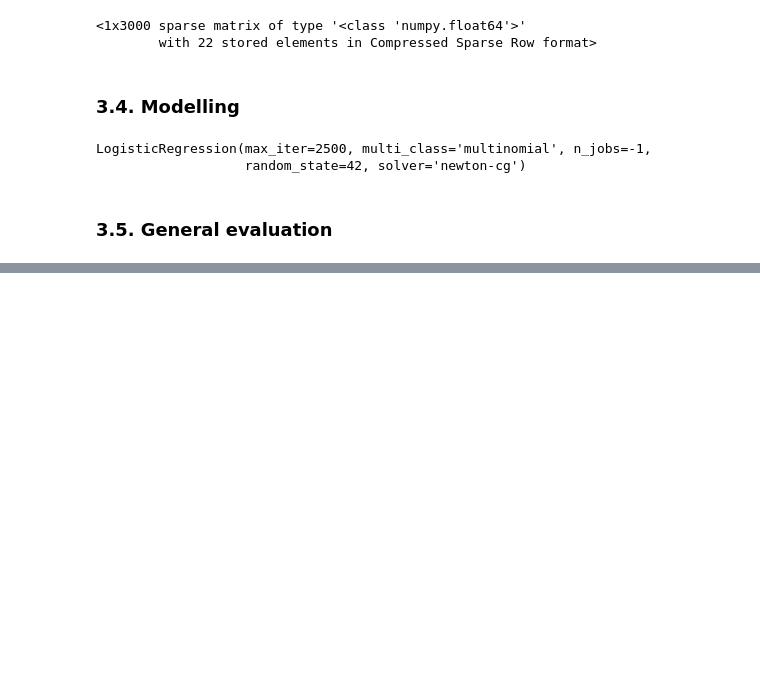
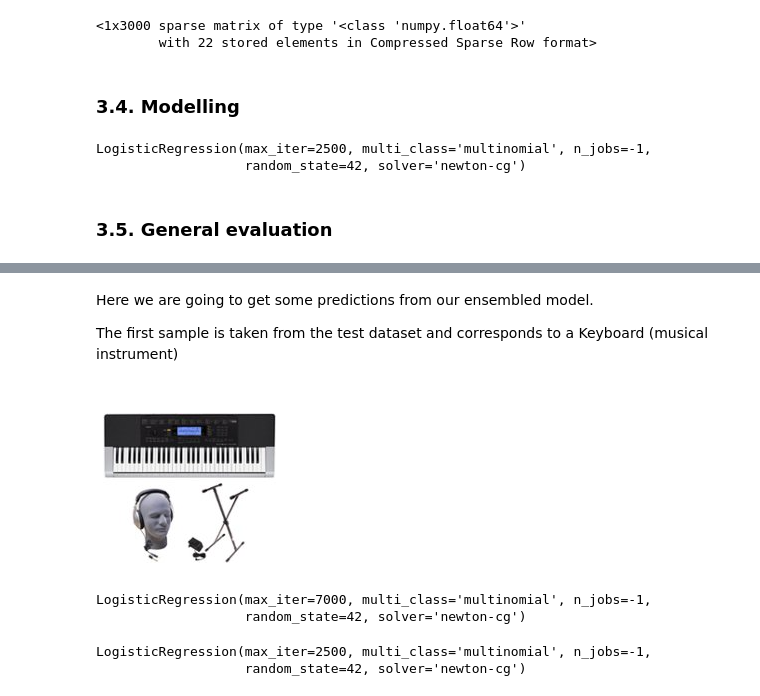
Before and after one commit to nachomartinezl/ecommerce-predictor, a Jupyter notebook: model_training/ensembled_model/ensembled_model_I.ipynb, the cells around one changed output, grey strips where cells are left out. Drawn from its saved outputs; the diff is of its cells as text; code cells hidden in the pictures; blank space fills up the shorter version.

Commit message:
ensembled_model_I almost finished

```diff
--- a/model_training/combined_model/ensembled_model_I.ipynb
+++ b/model_training/ensembled_model/ensembled_model_I.ipynb
@@ -436,0 +652,4 @@ true_label_sample = 'Keyboards'
+# %% [markdown]
+Here we are going to get some predictions from our ensembled model.
+
+The first sample is taken from the test dataset and corresponds to a Keyboard (musical instrument)
@@ -436,0 +671,5 @@ true_label_sample = 'Keyboards'
+# %%
+from IPython import display
+display.Image("/home/app/src/model_evaluation/test_images/image.png")
+# %% [output]
+[figure, added]
@@ -436,0 +680,12 @@ true_label_sample = 'Keyboards'
+# %%
+# First NLP model
+logreg_BL0
+# %% [output]
+LogisticRegression(max_iter=7000, multi_class='multinomial', n_jobs=-1,
+                   random_state=42, solver='newton-cg')
+# %%
+# Second NLP model
+logreg_BL1
+# %% [output]
+LogisticRegression(max_iter=2500, multi_class='multinomial', n_jobs=-1,
+                   random_state=42, solver='newton-cg')
```
Also changed, not shown: parts of 88 cells of this notebook, 6 other files.
